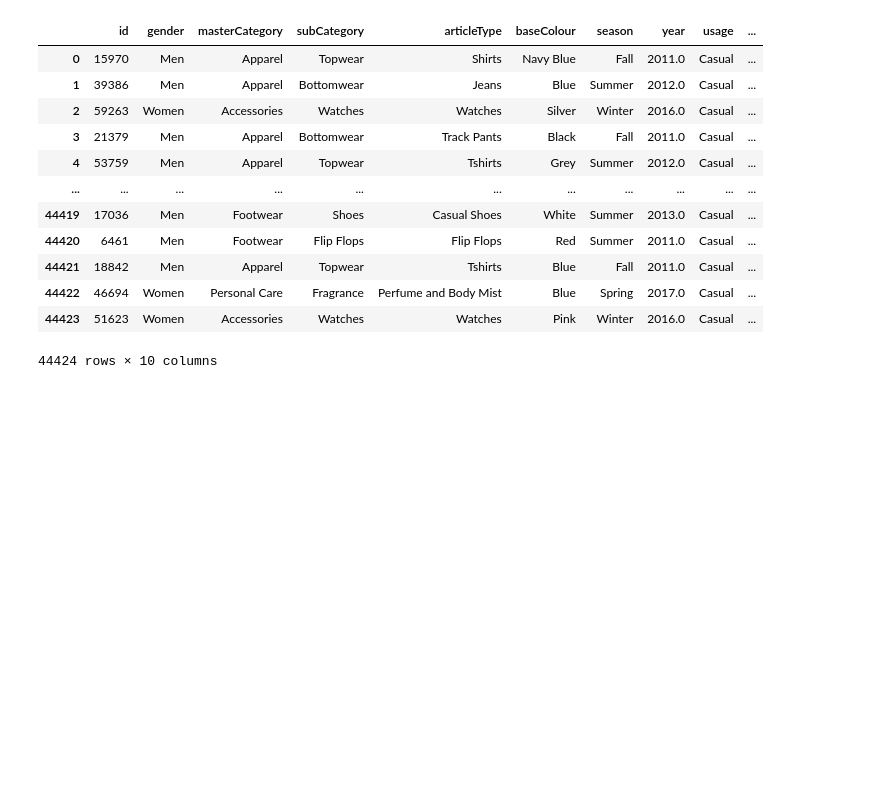
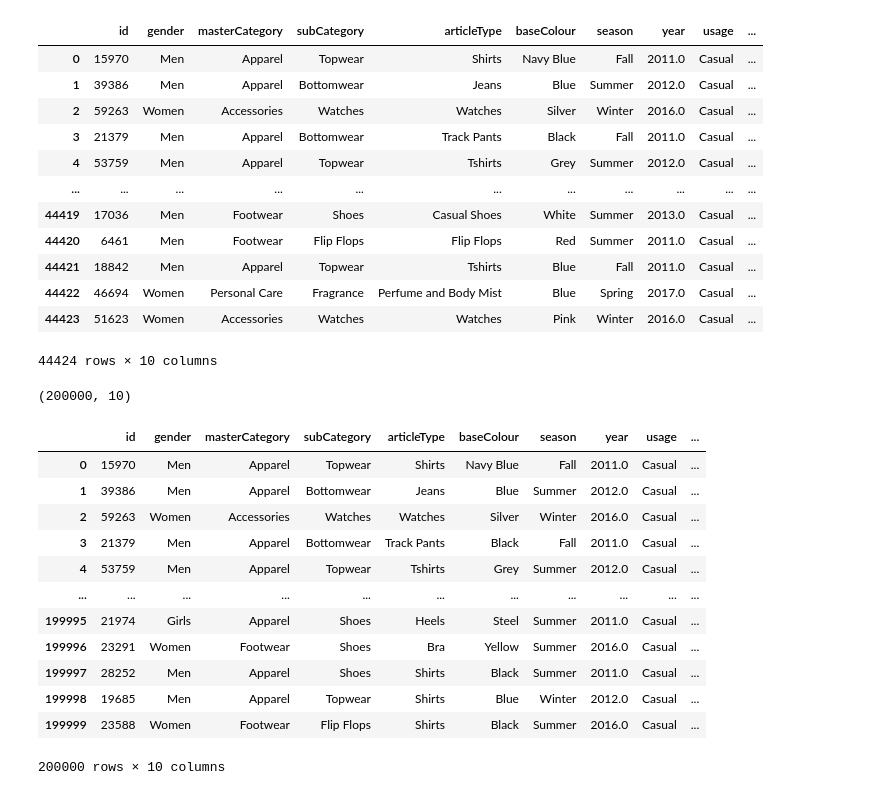
Before and after one commit to HussainPythonista/Movie-Product-Recommendation-System, a Jupyter notebook: Data_Cleaning/Amazon_product_Cleaning.ipynb, the cells around one changed output. Cells and saved outputs as stored; diff of their text form; code cells hidden in the pictures; blank space fills up the shorter version.

```diff
--- a/Data_Cleaning/Amazon_product_Cleaning.ipynb
+++ b/Data_Cleaning/Amazon_product_Cleaning.ipynb
@@ -129,3 +129,39 @@ Fashion_data_2
 | 44422 | 46694 | Women | Personal Care | Fragrance | Perfume and Body Mist | Blue | Spring | 2017.0 | Casual | ... |
 | 44423 | 51623 | Women | Accessories | Watches | Watches | Pink | Winter | 2016.0 | Casual | ... |
 44424 rows × 10 columns
+# %%
+# Data augmentation
+augmented_data = []
+
+# Define the number of times you want to augment the data to reach 2 lakh (200,000)
+augmentation_factor = 200000 // len(Fashion_data_2)
+
+for i in range(augmentation_factor):
+    augmented_data.append(Fashion_data_2.apply(lambda x: x.sample(frac=1).reset_index(drop=True)))
+
+# Concatenate the original and augmented data
+enlarged_dataset = pd.concat([Fashion_data_2] + augmented_data, ignore_index=True)
+
+# Trim the dataset to exactly 2 lakh rows
+enlarged_dataset = enlarged_dataset.head(200000)
+
+# Check the size of the new dataset
+print(enlarged_dataset.shape)
+# %% [output]
+(200000, 10)
+# %%
+enlarged_dataset
+# %% [output]
+|  | id | gender | masterCategory | subCategory | articleType | baseColour | season | year | usage | ... |
+| 0 | 15970 | Men | Apparel | Topwear | Shirts | Navy Blue | Fall | 2011.0 | Casual | ... |
+| 1 | 39386 | Men | Apparel | Bottomwear | Jeans | Blue | Summer | 2012.0 | Casual | ... |
+| 2 | 59263 | Women | Accessories | Watches | Watches | Silver | Winter | 2016.0 | Casual | ... |
+| 3 | 21379 | Men | Apparel | Bottomwear | Track Pants | Black | Fall | 2011.0 | Casual | ... |
+| 4 | 53759 | Men | Apparel | Topwear | Tshirts | Grey | Summer | 2012.0 | Casual | ... |
+| ... | ... | ... | ... | ... | ... | ... | ... | ... | ... | ... |
+| 199995 | 21974 | Girls | Apparel | Shoes | Heels | Steel | Summer | 2011.0 | Casual | ... |
+| 199996 | 23291 | Women | Footwear | Shoes | Bra | Yellow | Summer | 2016.0 | Casual | ... |
+| 199997 | 28252 | Men | Apparel | Shoes | Shirts | Black | Summer | 2011.0 | Casual | ... |
+| 199998 | 19685 | Men | Apparel | Topwear | Shirts | Blue | Winter | 2012.0 | Casual | ... |
+| 199999 | 23588 | Women | Footwear | Flip Flops | Shirts | Black | Summer | 2016.0 | Casual | ... |
+200000 rows × 10 columns
```
Also changed, not shown: parts of 4 cells of this notebook.
